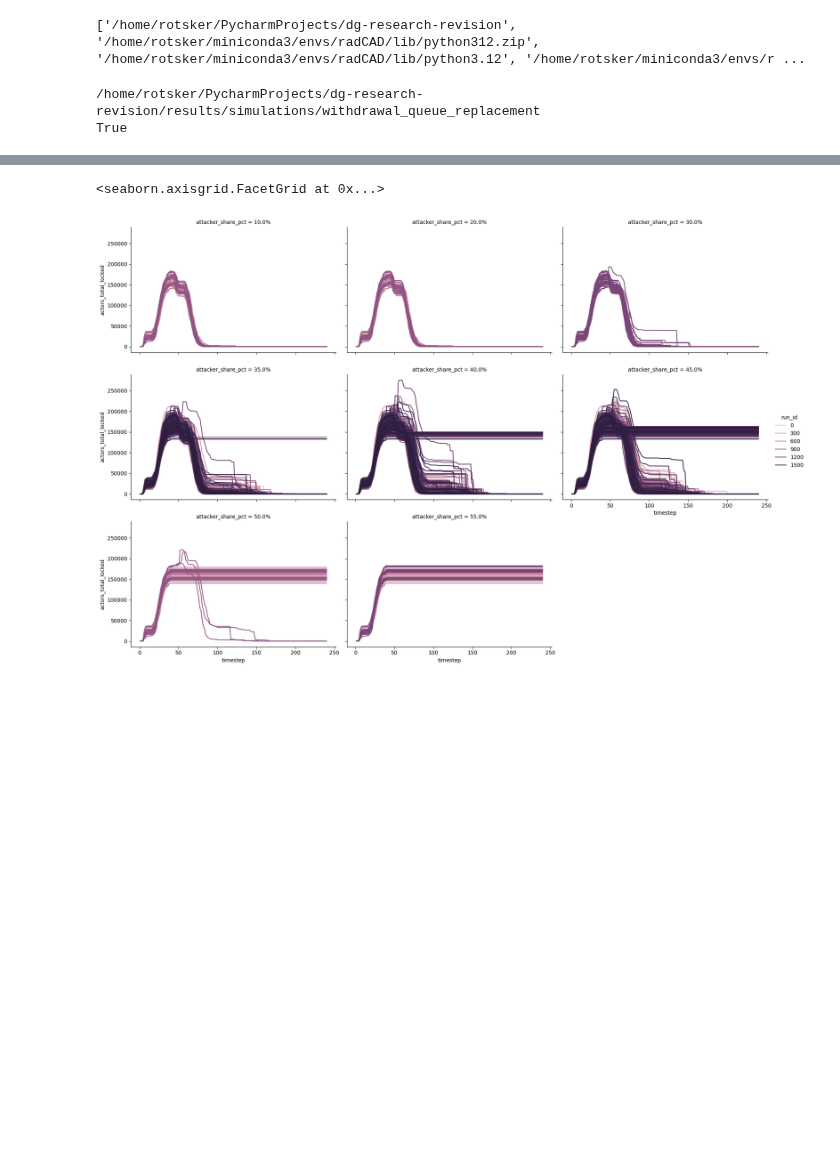
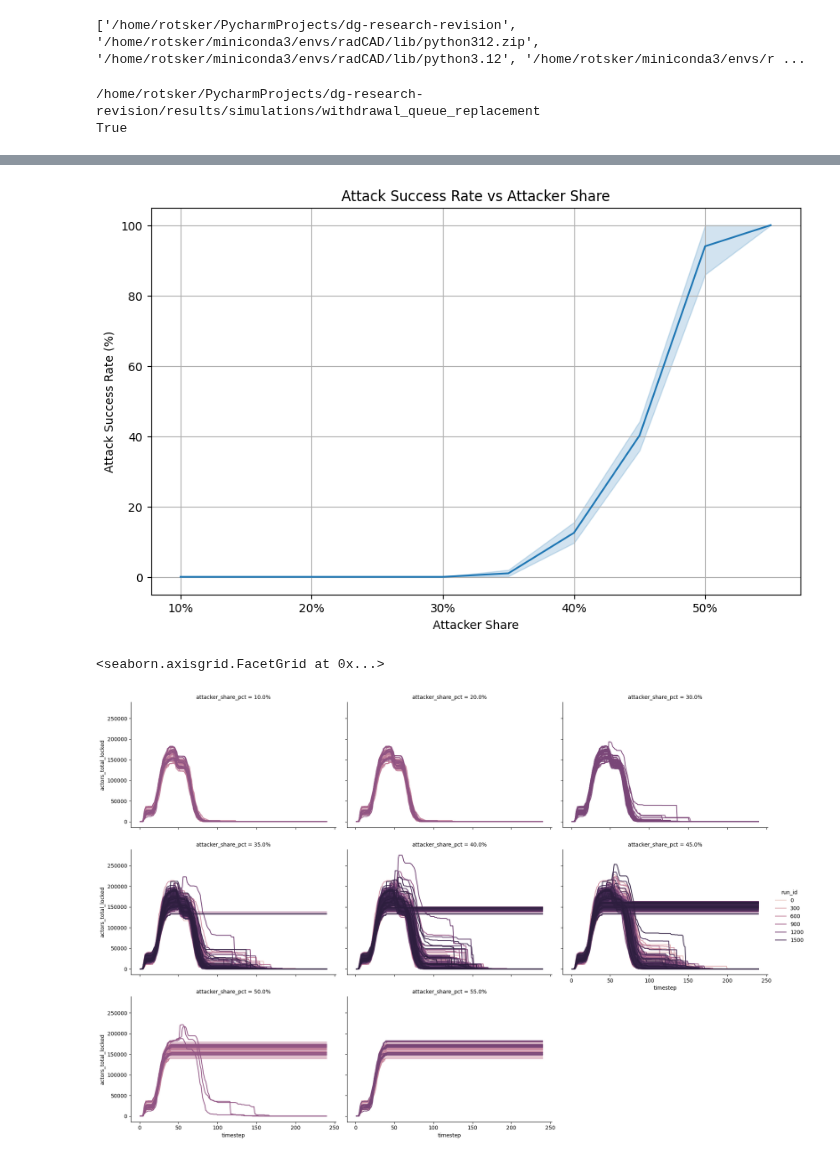
Before and after one commit to collectif-dao/dg-research, a Jupyter notebook: experiments/notebooks/clean_notebook_withdrawal_queue_attacker_funds_sweep.ipynb, the cells around one changed output, grey strips where cells are left out. Cells and saved outputs as stored; diff of their text form; code cells hidden in the pictures; blank space fills up the shorter version.

Commit message:
added plots to withdrawal_queue

```diff
--- a/experiments/notebooks/clean_notebook_withdrawal_queue_attacker_funds_sweep.ipynb
+++ b/experiments/notebooks/clean_notebook_withdrawal_queue_attacker_funds_sweep.ipynb
@@ -25,3 +58,8 @@ True
+# %%
+from experiments.analysis_utils.visualization import plot_attack_success_rate
+plot_attack_success_rate(timestep_data_df_full, start_data_df_full)
+# %% [output]
+[figure, added]
 # %%
 timestep_data_df_full_with_params = timestep_data_df_full.merge(
     start_data_df_full[['run_id', 'first_seal_rage_quit_support', 'second_seal_rage_quit_support', 'attacker_share']],
```
Also changed, not shown: parts of 4 cells of this notebook, 1 other file.
